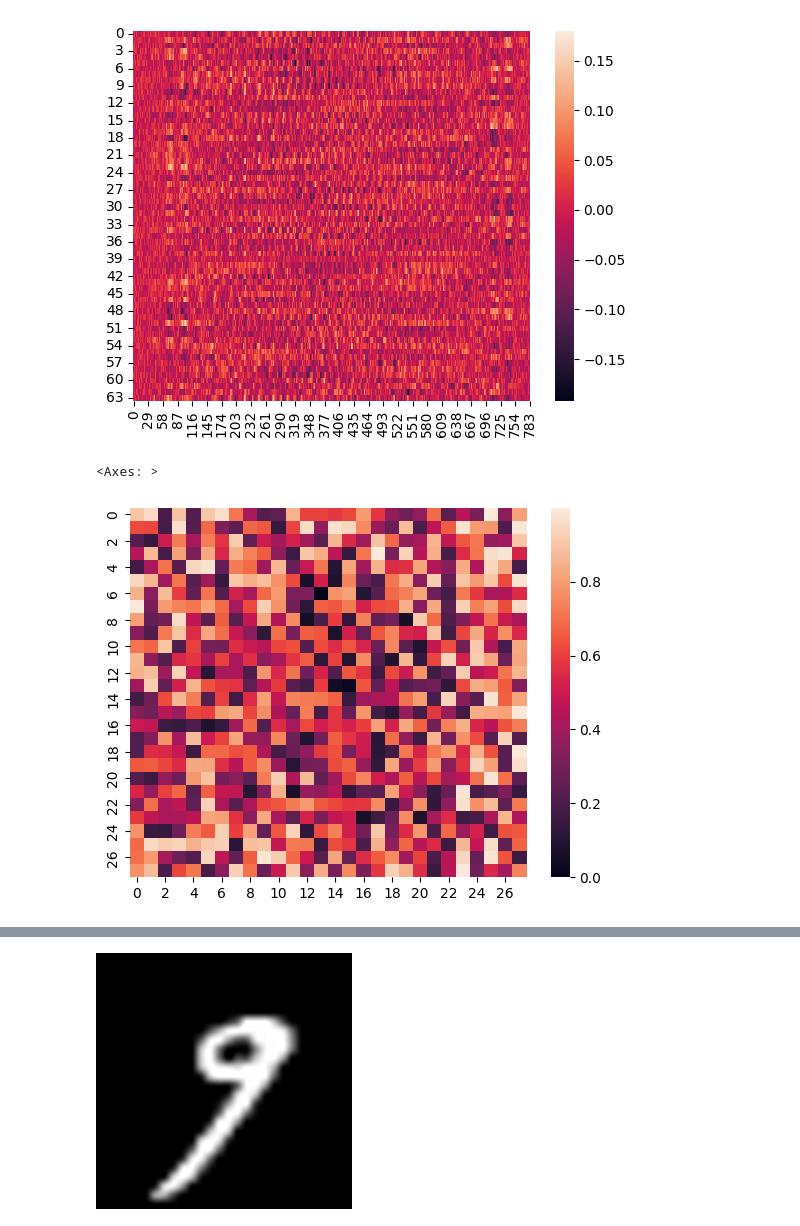
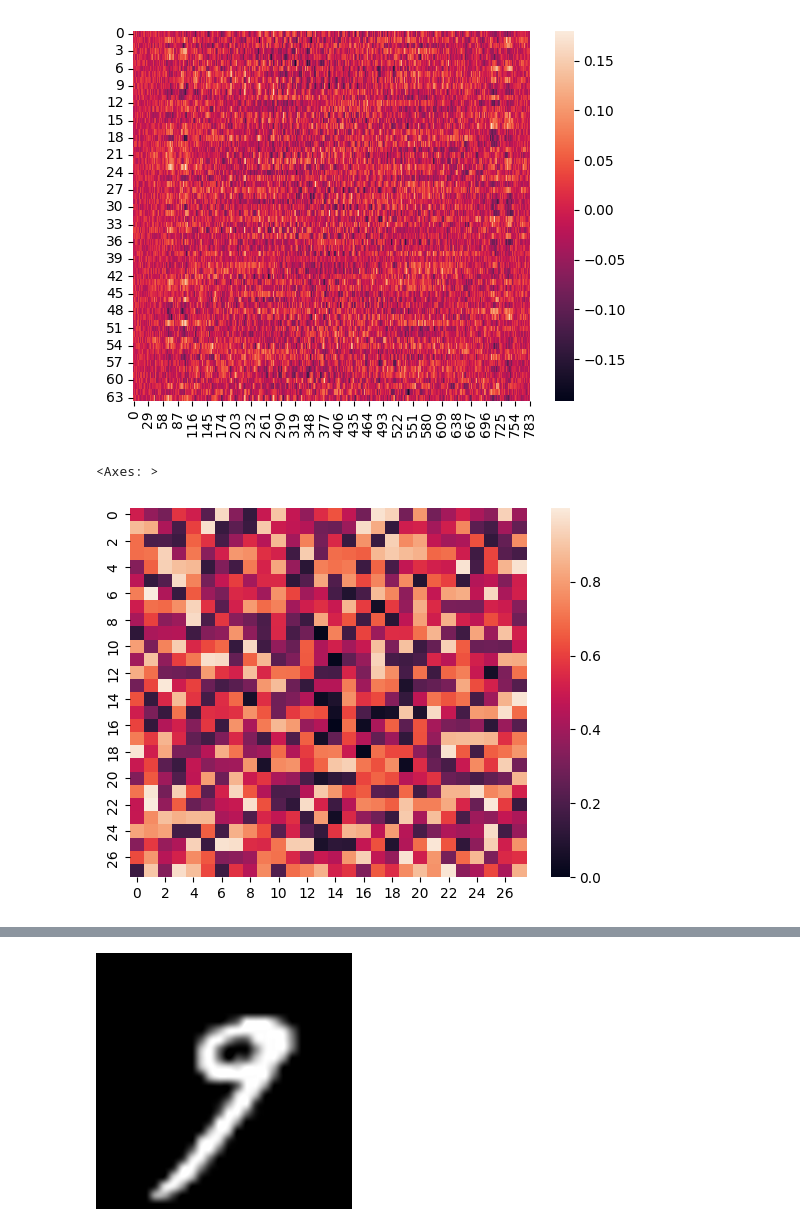
Before and after one commit to BorisVIkVik/MNIST_VALIDATION_LAB, a Jupyter notebook: Lab.ipynb, the cells around one changed output, grey strips where cells are left out. Saved outputs shown, nothing was run; the diff lists cells and outputs as text; code cells hidden in the pictures.

```diff
--- a/Lab.ipynb
+++ b/Lab.ipynb
@@ -580,10 +580,12 @@ sns.heatmap(model.l1.weight.detach())
 <Axes: >
 [figure]
 # %%
-def vector_to_image_dim(vector_data, size_m, i):
+def vector_to_image_dim(vector_data, size_m, i, mode='single'):
     # Извлекаем данные для конкретного нейрона (размерность [FLATTEN_DIM])
-    neuron_vector = vector_data[i].detach().cpu().numpy()
-
+    if mode == 'single':
+        neuron_vector = vector_data[i].detach().cpu().numpy()
+    elif mode == 'mean':
+        neuron_vector = vector_data.mean().detach().cpu().numpy()
     # Сначала возвращаем пространственную форму последней свертки: [C, H, W]
     spatial_map = neuron_vector.reshape(1, size_m, size_m)
 
@@ -599,8 +601,8 @@ def vector_to_image_dim(vector_data, size_m, i):
     # heatmap_resized = heatmap2d, (IMG_W, IMG_H))
     return heatmap2d
 # %%
-sns.heatmap(vector_to_image_dim(models_with_different_p[4].l1.weight, 28, 0))
+sns.heatmap(vector_to_image_dim(models_with_different_p[4].l1.weight, 28, 1))
 # %% [output]
 <Axes: >
-[figure, old version]
+[figure, new version]
 # %%
```
Also changed, not shown: parts of 9 cells of this notebook.
